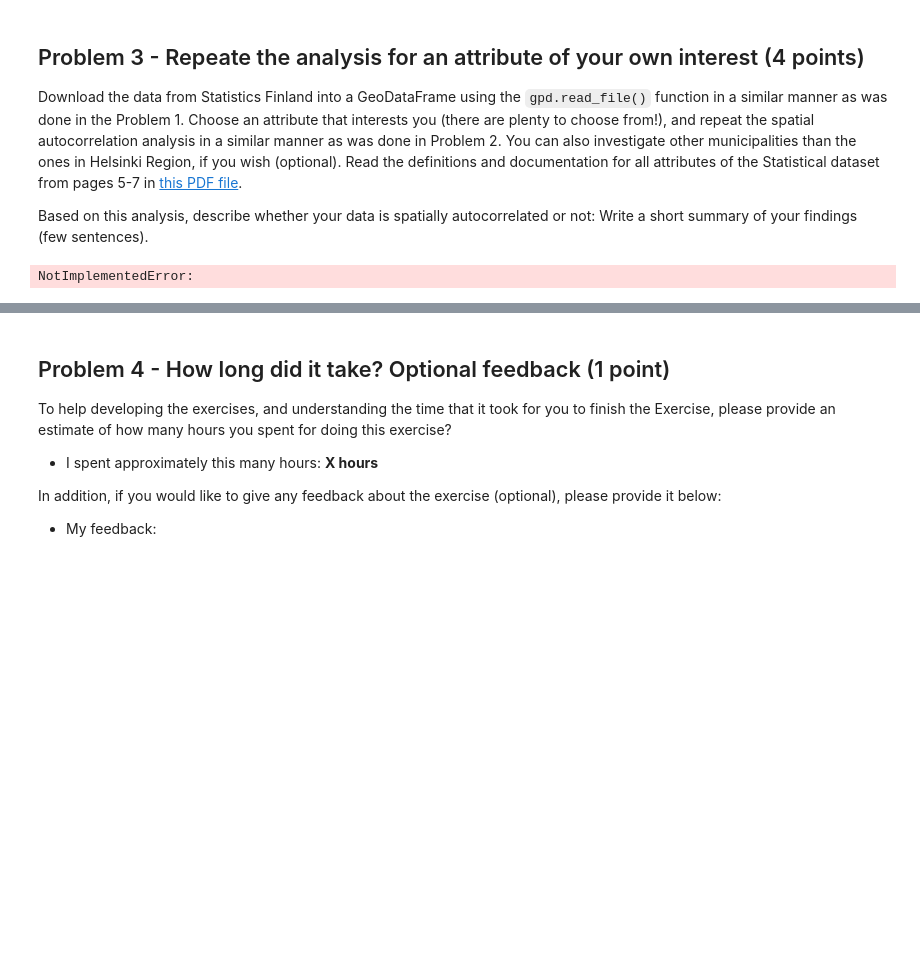
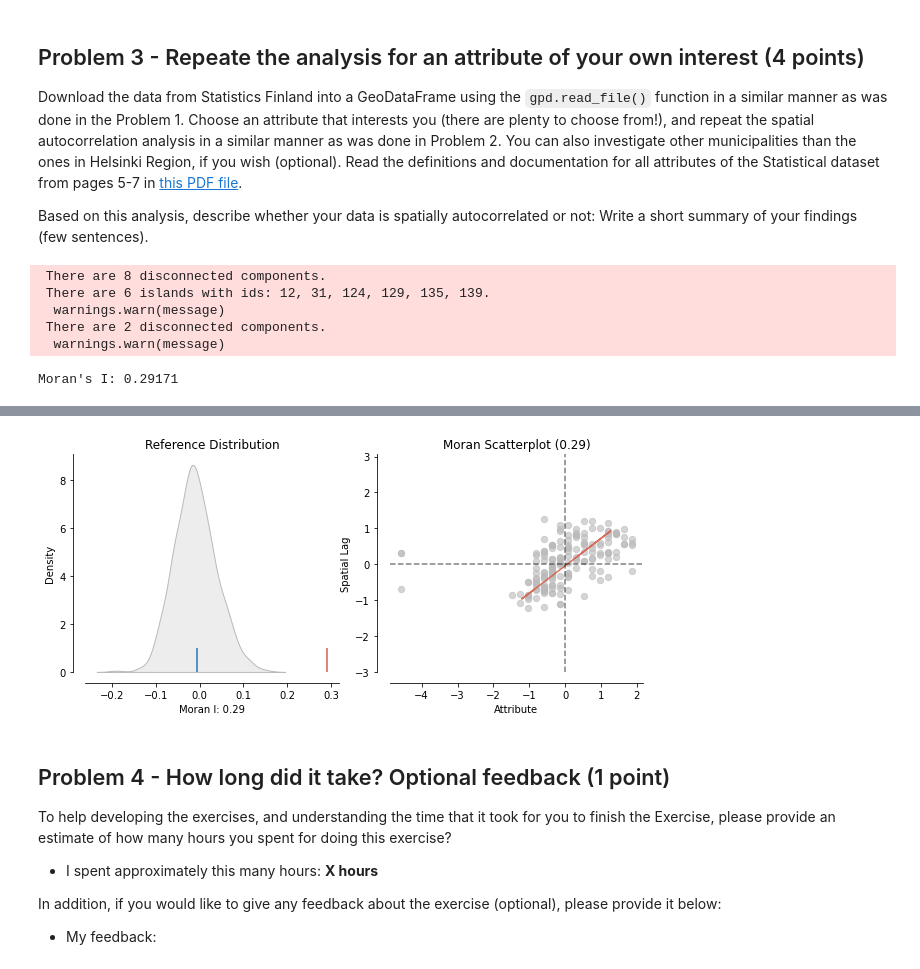
Before and after one commit to Spatial-Analytics-2021/exercise-2-laripernu, a Jupyter notebook: Exercise-2.ipynb, the cells around one changed output, grey strips where cells are left out. Saved outputs shown, nothing was run; the diff lists cells and outputs as text; code cells hidden in the pictures; blank space fills up the shorter version.

```diff
--- a/Exercise-2.ipynb
+++ b/Exercise-2.ipynb
@@ -188,11 +181,51 @@ Moran's I: 0.47784
 Download the data from Statistics Finland into a GeoDataFrame using the `gpd.read_file()` function in a similar manner as was done in the Problem 1. Choose an attribute that interests you (there are plenty to choose from!), and repeat the spatial autocorrelation analysis in a similar manner as was done in Problem 2. You can also investigate other municipalities than the ones in Helsinki Region, if you wish (optional). Read the definitions and documentation for all attributes of the Statistical dataset from pages 5-7 in [this PDF file](https://www.stat.fi/static/media/uploads/tup/paavo/paavo_kuvaus_en.pdf).
 
 Based on this analysis, describe whether your data is spatially autocorrelated or not: Write a short summary of your findings (few sentences).
-# %%
-# URL for postal code level data from Statistics Finland
-url = "http://geo.stat.fi/geoserver/postialue/wfs?request=GetFeature&typename=postialue:pno_tilasto_2020&outputformat=JSON"
-
-# YOUR CODE HERE
-raise NotImplementedError()
-# %% [output]
-NotImplementedError:
+# %%
+# URL for postal code level data from Statistics Finland
+url = "http://geo.stat.fi/geoserver/postialue/wfs?request=GetFeature&typename=postialue:pno_tilasto_2020&outputformat=JSON"
+
+# YOUR CODE HERE
+# Read the data from Statistics Finland to gdf
+gdf = gpd.read_file(url)
+
+# Create a subset of the data by selecting municipalities for Helsinki Region
+municipalities = ['091', '049', '092', '235']
+# Lets name the Helsinki Region GeoDataFrame as hr_gdf
+hr_gdf = gdf[gdf['kunta'].isin(municipalities)]
+
+# Reset the index
+hr_gdf.reset_index(drop=True, inplace=True)
+
+# Drop all other columns except "geometry", "pt_vakiy" and "postinumeroalue"
+#hr_gdf = hr_gdf[["geometry", "tr_ktu", "tr_mtu", "postinumeroalue"]]
+
+# Create spatial weights based on how the boundaries of our postal code areas touch each other. Create the weights based on the data GeoDataFrame using Queen contiguity
+# and store the resulting weights into a variable w.
+w = libpysal.weights.contiguity.Queen.from_dataframe(hr_gdf)
+
+# Drop possible islands
+hr_gdf_drop_islands = hr_gdf.drop(w.islands)
+hr_gdf_drop_islands.reset_index(drop=True, inplace=True)
+w = libpysal.weights.contiguity.Queen.from_dataframe(hr_gdf_drop_islands)
+
+# Row standardize the weights by using w.transform.
+w.transform = 'r'
+
+# Calculate the Moran's I based on the population density and using the spatial weights that we created in the previous step
+mi = esda.moran.Moran(hr_gdf_drop_islands["te_takk"], w, two_tailed=False)
+
+# What is the global Moran's I for our data?
+print("Moran's I: {:.5f}".format(mi.I))
+
+# Create a Moran plot based on our data that allows us to investigate the spatial autocorrelation visually. For doing this, you can use a plot_moran() -function from pysal's splot submodule. Sanity check: if everything is correct Moran plot should produce something like following (Moran's I value is hidden):
+plot_moran(mi)
+
+hr_gdf_drop_islands.explore("te_takk")
+# %% [output]
+ There are 8 disconnected components.
+ There are 6 islands with ids: 12, 31, 124, 129, 135, 139.
+  warnings.warn(message)
+ There are 2 disconnected components.
+  warnings.warn(message)
+Moran's I: 0.29171
@@ -199,3 +233,4 @@ NotImplementedError:
+[figure, added]
 # %% [markdown]
 ## Problem 4 - How long did it take? Optional feedback (1 point)
 
```
Also changed, not shown: parts of 3 cells of this notebook.
